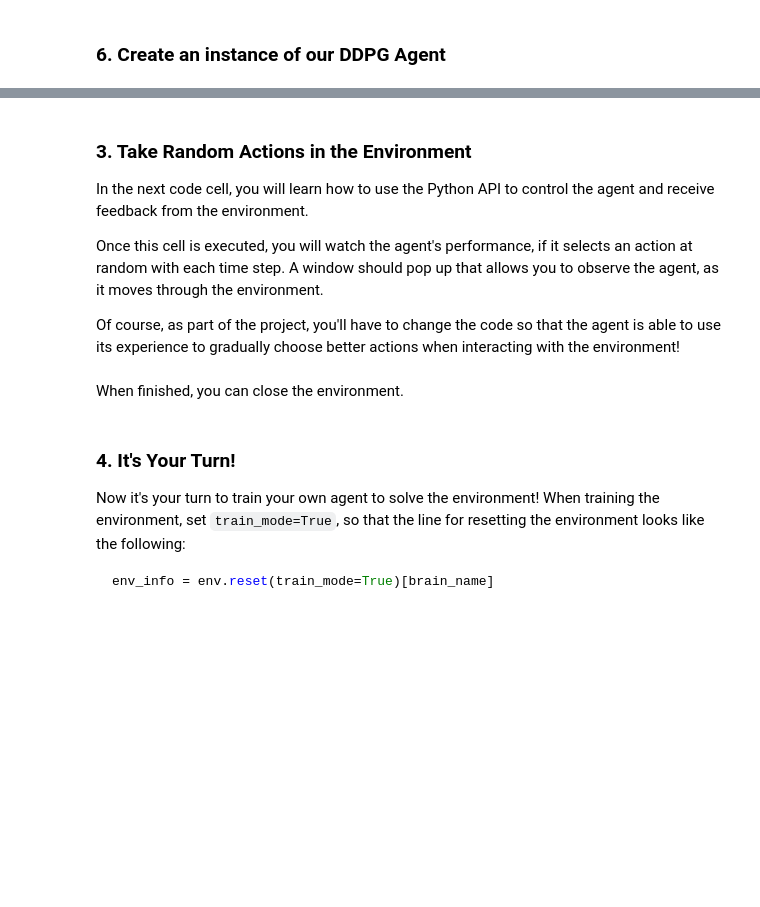
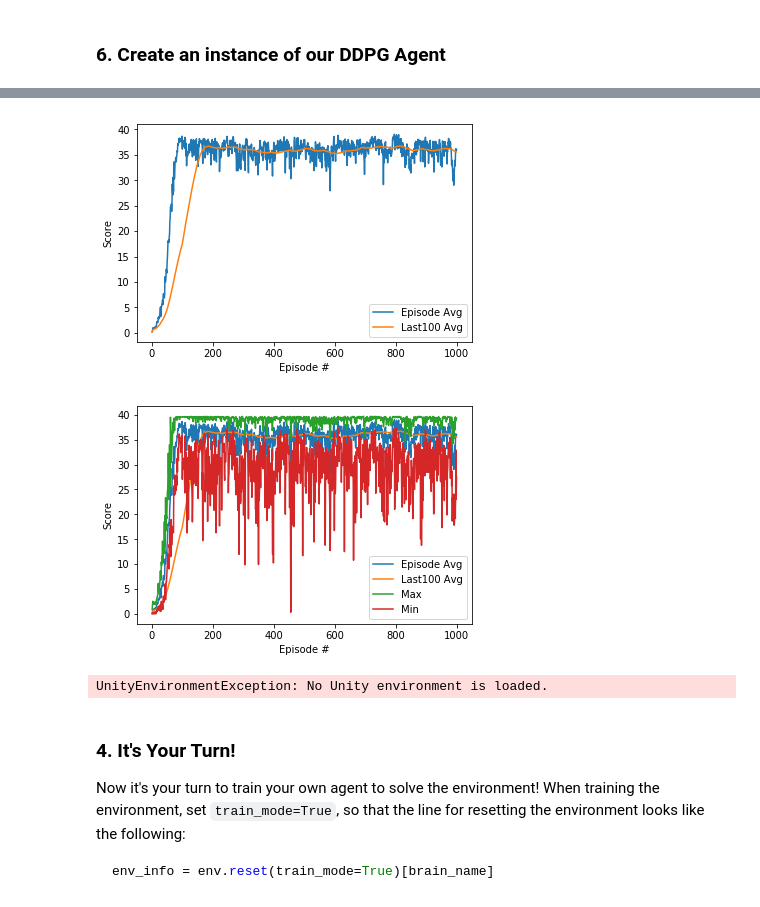
Before and after one commit to munirjojoverge/Deep-Reinforcement-Learning-P2-Continuous-Control, a Jupyter notebook: Continuous_Control.ipynb, the cells around one changed output, grey strips where cells are left out. Cells and saved outputs as stored; diff of their text form; code cells hidden in the pictures; blank space fills up the shorter version.

Commit message:
Add files via upload
For clarity included the NNet weights in a separate folder so the Notebook now saves and loads to this folder.

```diff
--- a/Continuous_Control.ipynb
+++ b/Continuous_Control.ipynb
@@ -49,7 +49,7 @@ class args:
     #game = '/media/munirjojo-verge/My Passport/01 - Deep Learning Nanodegree/deep-reinforcement-learning/p2_continuous-control/Reacher_Linux_NoVis/Reacher.x86_64' # Udacity environment
     game = '/media/munirjojo-verge/My Passport/01 - Deep Learning Nanodegree/deep-reinforcement-learning/p2_continuous-control/Reacher_Linux_NoVis_Multi/Reacher.x86_64' # Udacity environment
     T_max = int(1e3)                # Number of training steps
-    max_num_episodes = int(500)     # Max number of episodes
+    max_num_episodes = int(1000)     # Max number of episodes
 
     hidden_1_size = 96              # Network hidden layer 1 size
     hidden_2_size = 96              # Network hidden layer 2 size
@@ -216,8 +216,8 @@ def ddpg(agent, memory,StopWhenSolved = True):
 
         print('\rEpisode {} \tlast 100 avg: {:.2f} \tavg score: {:.2f} '.format(i_episode, last100scores_average, episode_avg_score), end="")
         if i_episode % 100 == 0:
-            torch.save(agent.actor_local.state_dict(), 'checkpoint_actor.pth')
-            torch.save(agent.critic_local.state_dict(), 'checkpoint_critic.pth')
+            torch.save(agent.actor_local.state_dict(), 'weights/checkpoint_actor_eps' + i_episode + '.pth')
+            torch.save(agent.critic_local.state_dict(), 'weights/checkpoint_critic_eps'+ i_episode + '.pth')
             print('\rEpisode {} \tlast 100 avg: {:.2f}'.format(i_episode, last100scores_average))
 
         if  StopWhenSolved and last100scores_average >= 50.0:
@@ -225,20 +225,11 @@ def ddpg(agent, memory,StopWhenSolved = True):
             time_taken = (End_time - Start_time)/60
             print('\nSolved in {:d} episodes!\tlast100scores_average: {:.2f}, time taken(min): {}'.
                   format(i_episode, last100scores_average, (End_time - Start_time)/60))
-            torch.save(agent.actor_local.state_dict(), 'actor_final.pth')
-            torch.save(agent.critic_local.state_dict(), 'critic_final.pth')
+            torch.save(agent.actor_local.state_dict(), 'weights/actor_final.pth')
+            torch.save(agent.critic_local.state_dict(), 'weights/critic_final.pth')
             break
 
     return scores_global, average_global, max_global, min_global, time_taken
 
-scores, averages, maxima, minima, time_taken = ddpg(agent, memory, args.max_num_episodes)
-
-fig = plt.figure()
-ax = fig.add_subplot(111)
-plt.plot(np.arange(1, len(scores)+1), scores)
-plt.plot(np.arange(1, len(averages)+1), averages)
-plt.ylabel('Score')
-plt.xlabel('Episode #')
-plt.legend(['Episode Avg', 'Last100 Avg'], loc='upper left')
-plt.show()
+scores_global, average_global, max_global, min_global, time_taken = ddpg(agent, memory, args.max_num_episodes)
 # %% [output]
@@ -246,10 +246,33 @@ Episode 53      last 100 avg: 5.28      avg score: 18.01
+# %%
+fig = plt.figure()
+ax = fig.add_subplot(111)
+plt.plot(np.arange(1, len(scores_global)+1), scores_global)
+plt.plot(np.arange(1, len(average_global)+1), average_global)
+plt.ylabel('Score')
+plt.xlabel('Episode #')
+plt.legend(['Episode Avg', 'Last100 Avg'], loc='lower right')
+plt.show()
+
+fig2 = plt.figure()
+ax = fig.add_subplot(211)
+plt.plot(np.arange(1, len(scores_global)+1), scores_global)
+plt.plot(np.arange(1, len(average_global)+1), average_global)
+plt.plot(np.arange(1, len(max_global)+1), max_global)
+plt.plot(np.arange(1, len(min_global)+1), min_global)
+plt.ylabel('Score')
+plt.xlabel('Episode #')
+plt.legend(['Episode Avg','Last100 Avg', 'Max', 'Min'], loc='lower right')
+plt.show()
+# %% [output]
+[figure, added]
+[figure, added]
 # %%
-agent.actor_local.load_state_dict(torch.load('actor_final.pth'))
-agent.critic_local.load_state_dict(torch.load('critic_final.pth'))
+agent.actor_local.load_state_dict(torch.load('weights/actor_final.pth'))
+agent.critic_local.load_state_dict(torch.load('weights/critic_final.pth'))
 
 env_info = env.reset(train_mode=False)[brain_name]     # reset the environment
 states = env_info.vector_observations                  # get the current state (for each agent)
-scores = np.zeros(num_agents)                          # initialize the score (for each agent)
+play_scores = np.zeros(num_agents)                          # initialize the score (for each agent)
 while True:
     actions = agent.act(states)
     #env.render()
@@ -257,18 +280,12 @@ while True:
     next_states = env_info.vector_observations         # get next state (for each agent)
     rewards = env_info.rewards                         # get reward (for each agent)
     dones = env_info.local_done                        # see if episode finished
-    scores += env_info.rewards                         # update the score (for each agent)
+    play_scores += env_info.rewards                         # update the score (for each agent)
     states = next_states                               # roll over states to next time step
     if np.any(dones):                                  # exit loop if episode finished
         break
-print('Total score (averaged over agents) this episode: {}'.format(np.mean(scores)))
+print('Total score (averaged over agents) this episode: {}'.format(np.mean(play_scores)))
 
 env.close()
+# %% [output]
+UnityEnvironmentException: No Unity environment is loaded.
-# %% [markdown]
-### 3. Take Random Actions in the Environment
-
-In the next code cell, you will learn how to use the Python API to control the agent and receive feedback from the environment.
-
-Once this cell is executed, you will watch the agent's performance, if it selects an action at random with each time step.  A window should pop up that allows you to observe the agent, as it moves through the environment.
-
-Of course, as part of the project, you'll have to change the code so that the agent is able to use its experience to gradually choose better actions when interacting with the environment!
@@ -291,2 +291,0 @@ print('Total score (averaged over agents) this episode: {}'.format(np.mean(score
-# %% [markdown]
-When finished, you can close the environment.
```
Also changed, not shown: parts of 3 cells of this notebook.
